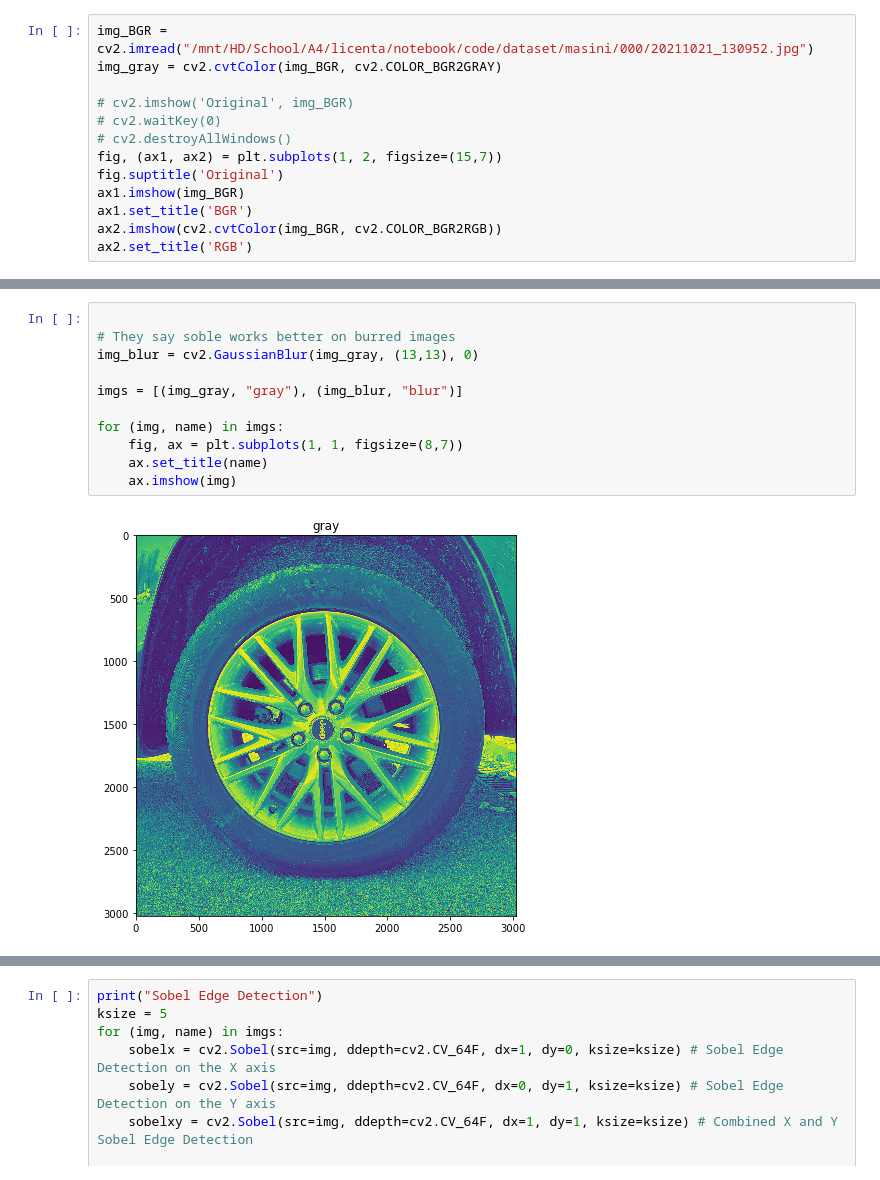
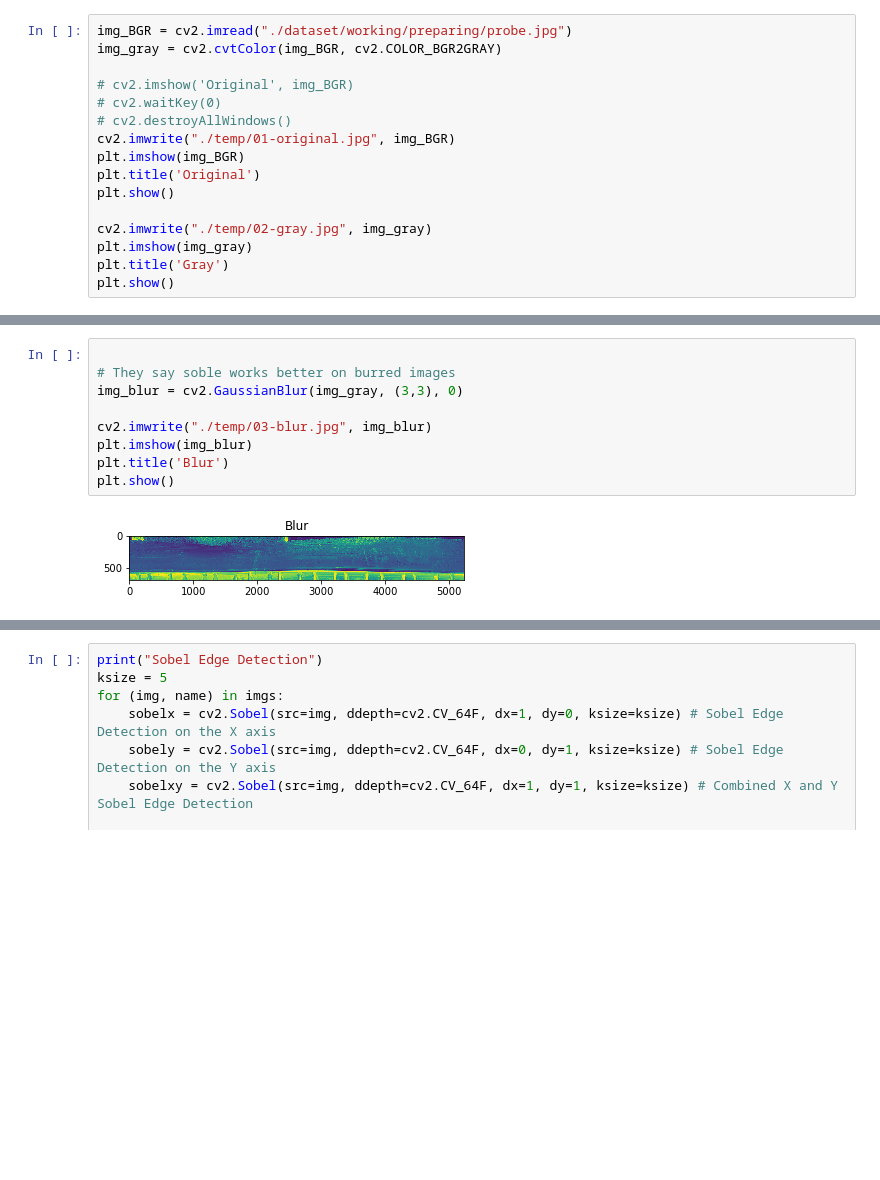
Before and after one commit to Robert-ML/licenta, a Jupyter notebook: notebook/code/edge_detection.ipynb, the cells around one changed output, grey strips where cells are left out. Drawn from its saved outputs; the diff is of its cells as text; blank space fills up the shorter version.

```diff
--- a/notebook/code/edge_detection.ipynb
+++ b/notebook/code/edge_detection.ipynb
@@ -4,16 +6,19 @@ import numpy as np
 import typing
 from matplotlib import pyplot as plt
 # %%
-img_BGR = cv2.imread("/mnt/HD/School/A4/licenta/notebook/code/dataset/masini/000/20211021_130952.jpg")
+img_BGR = cv2.imread("./dataset/working/preparing/probe.jpg")
 img_gray = cv2.cvtColor(img_BGR, cv2.COLOR_BGR2GRAY)
 
 # cv2.imshow('Original', img_BGR)
 # cv2.waitKey(0)
 # cv2.destroyAllWindows()
-fig, (ax1, ax2) = plt.subplots(1, 2, figsize=(15,7))
-fig.suptitle('Original')
-ax1.imshow(img_BGR)
-ax1.set_title('BGR')
-ax2.imshow(cv2.cvtColor(img_BGR, cv2.COLOR_BGR2RGB))
-ax2.set_title('RGB')
+cv2.imwrite("./temp/01-original.jpg", img_BGR)
+plt.imshow(img_BGR)
+plt.title('Original')
+plt.show()
+
+cv2.imwrite("./temp/02-gray.jpg", img_gray)
+plt.imshow(img_gray)
+plt.title('Gray')
+plt.show()
 # %% [output]
@@ -22,13 +27,11 @@ Text(0.5, 1.0, 'RGB')
 # %%
 
 # They say soble works better on burred images
-img_blur = cv2.GaussianBlur(img_gray, (13,13), 0)
+img_blur = cv2.GaussianBlur(img_gray, (3,3), 0)
 
-imgs = [(img_gray, "gray"), (img_blur, "blur")]
-
-for (img, name) in imgs:
-    fig, ax = plt.subplots(1, 1, figsize=(8,7))
-    ax.set_title(name)
-    ax.imshow(img)
+cv2.imwrite("./temp/03-blur.jpg", img_blur)
+plt.imshow(img_blur)
+plt.title('Blur')
+plt.show()
 # %% [output]
-[figure, old version]
+[figure, new version]
```
Also changed, not shown: parts of 3 cells of this notebook, 4 other files.
